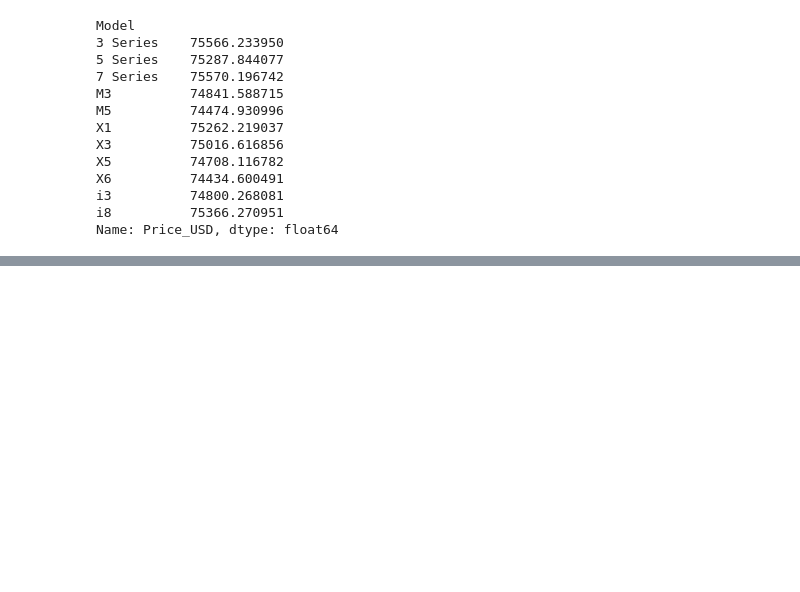
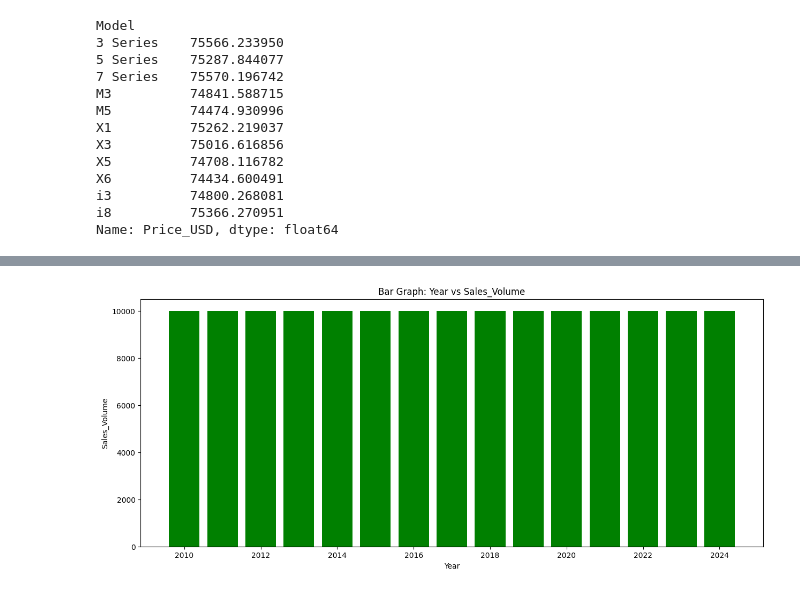
Before and after one commit to ayushvk4518-pixel/BMW-Sales-Report-Pandas, a Jupyter notebook: ayush pandas.ipynb, the cells around one changed output, grey strips where cells are left out. Saved outputs shown, nothing was run; the diff lists cells and outputs as text; code cells hidden in the pictures; blank space fills up the shorter version.

```diff
--- a/ayush pandas.ipynb
+++ b/ayush pandas.ipynb
@@ -401,0 +467,3 @@ Name: Price_USD, dtype: float64
+# %%
+df = pd.read_csv(r"C:\Users\user\Downloads\BMW sales data (2010-2024) (1).csv")
+print (df)
@@ -401,0 +488,11 @@ Name: Price_USD, dtype: float64
+# %%
+num_cols = df.select_dtypes(include=['number']).columns
+if len(num_cols) >= 2:
+    plt.figure(figsize=(15,6))
+    plt.bar(df[num_cols[0]], df[num_cols[4]], color='Green')
+    plt.title(f"Bar Graph: {num_cols[0]} vs {num_cols[4]}")
+    plt.xlabel(num_cols[0])
+    plt.ylabel(num_cols[4])
+    plt.show()
+# %% [output]
+[figure, added]
```
Also changed, not shown: parts of 12 cells of this notebook.
